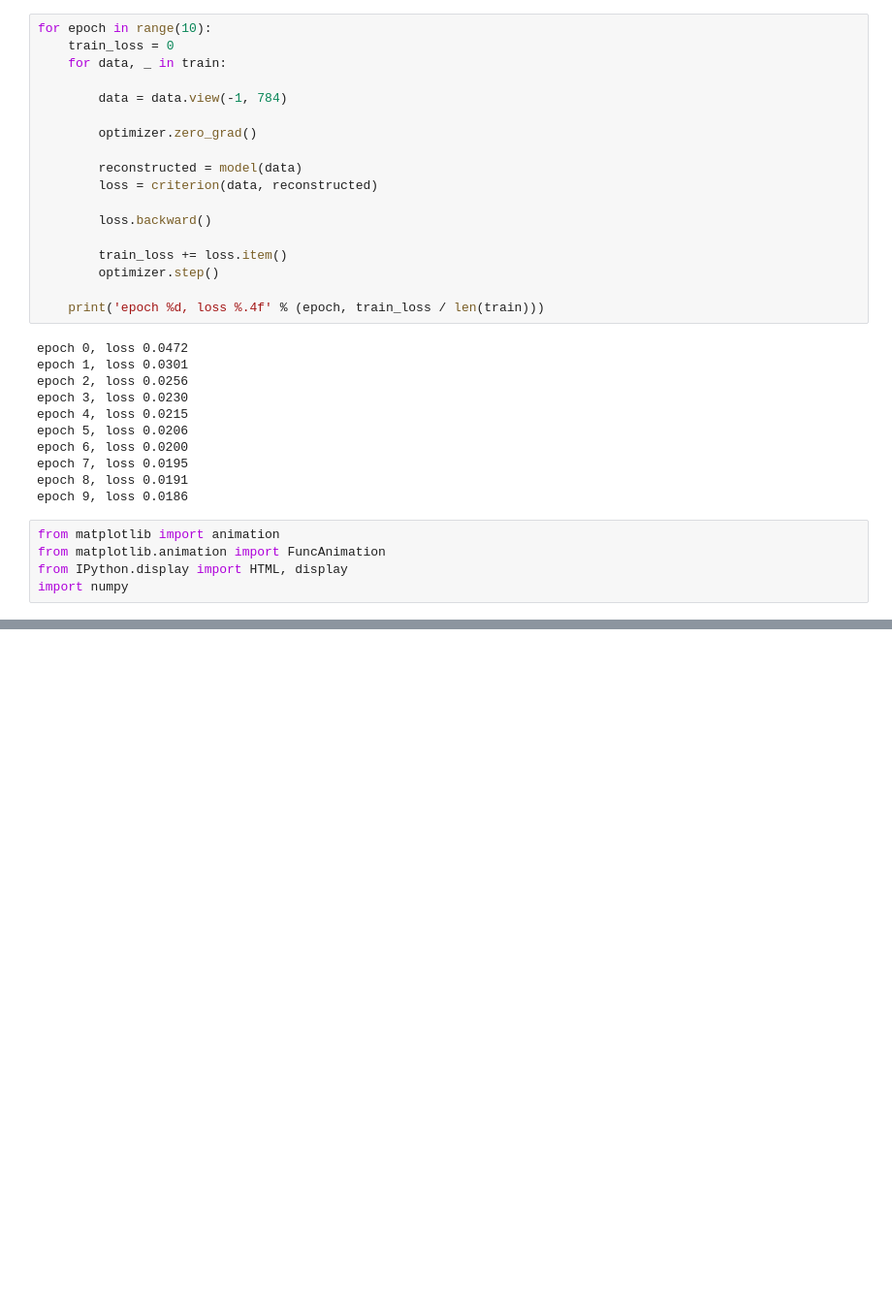
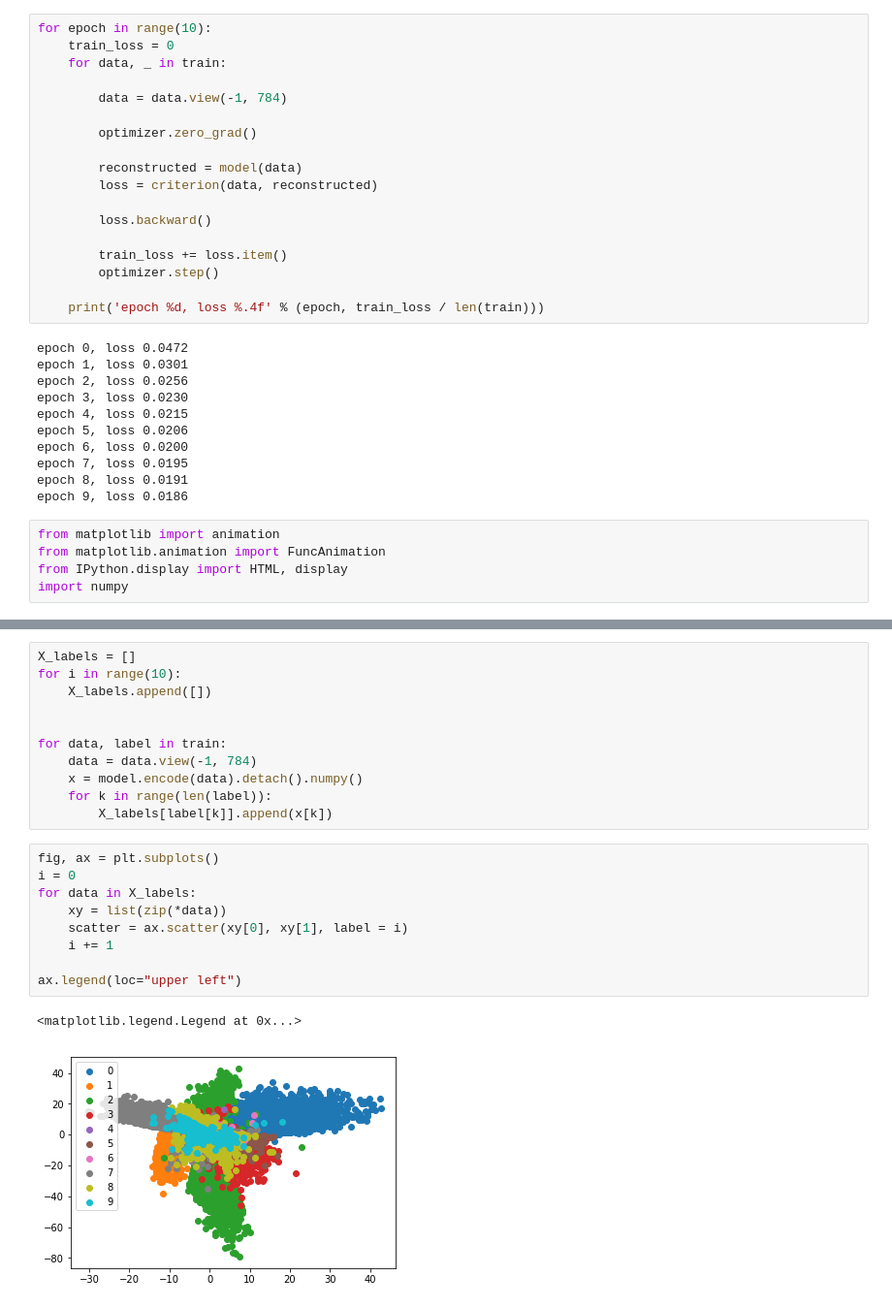
Before and after one commit to maryblack/dl_tinkoff, a Jupyter notebook: dl_hw1.ipynb, the cells around one changed output, grey strips where cells are left out. Shown at 97% size. Saved outputs shown, nothing was run; the diff lists cells and outputs as text; blank space fills up the shorter version.

```diff
--- a/dl_hw1.ipynb
+++ b/dl_hw1.ipynb
@@ -249,0 +314,23 @@ morph(numpy.random.randint(0, len(train.dataset), 30), 20, 30)
+# %%
+X_labels = []
+for i in range(10):
+    X_labels.append([])
+
+
+for data, label in train:
+    data = data.view(-1, 784)
+    x = model.encode(data).detach().numpy()
+    for k in range(len(label)):
+        X_labels[label[k]].append(x[k])
+# %%
+fig, ax = plt.subplots()
+i = 0
+for data in X_labels:
+    xy = list(zip(*data))
+    scatter = ax.scatter(xy[0], xy[1], label = i)
+    i += 1
+
+ax.legend(loc="upper left")
+# %% [output]
+<matplotlib.legend.Legend at 0x...>
+[figure, added]
```
Also changed, not shown: parts of 5 cells of this notebook.
